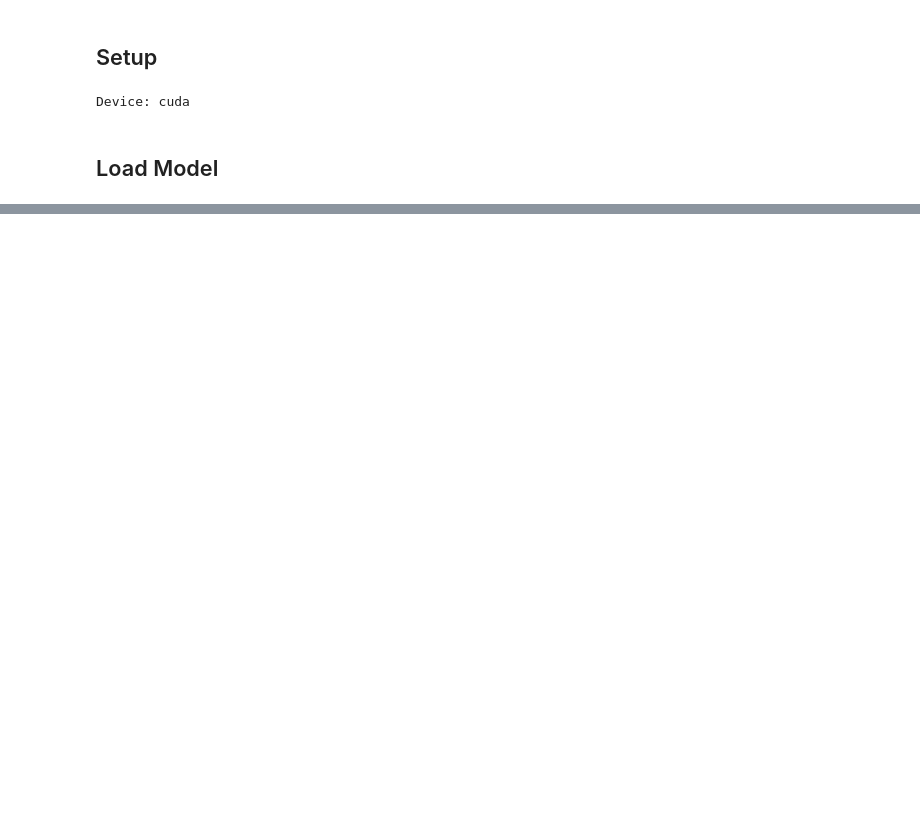
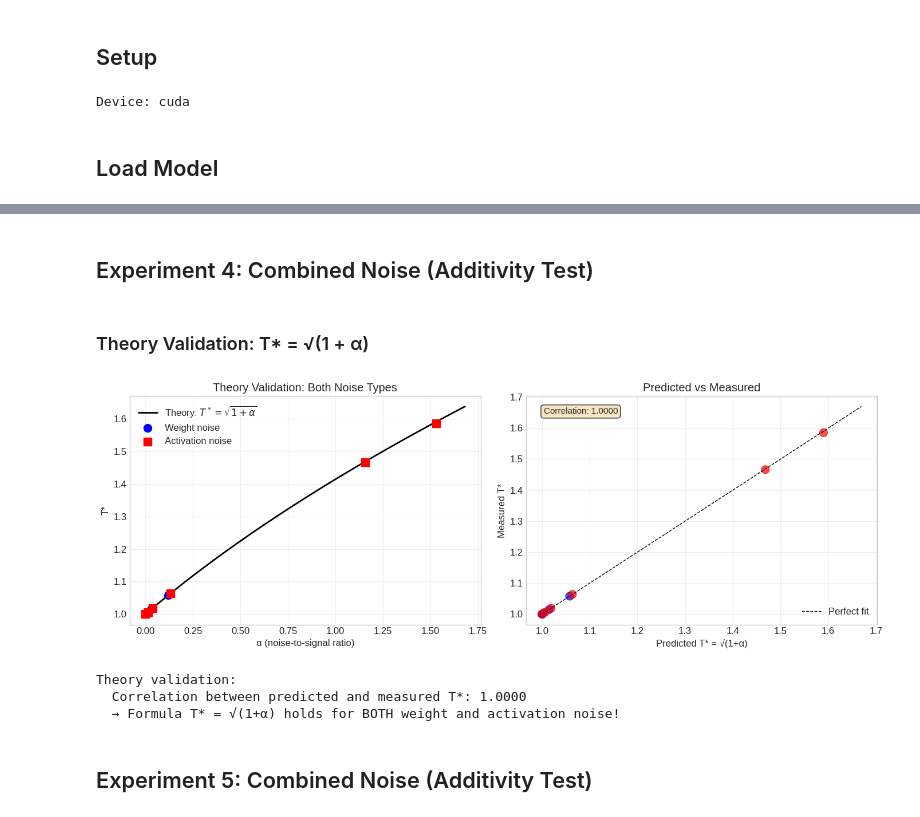
Before and after one commit to maralkh/sampling_temperature_calibration, a Jupyter notebook: temperature_calibration_weight_noise.ipynb, the cells around one changed output, grey strips where cells are left out. Drawn from its saved outputs; the diff is of its cells as text; code cells hidden in the pictures; blank space fills up the shorter version.

```diff
--- a/temperature_calibration_weight_noise.ipynb
+++ b/temperature_calibration_weight_noise.ipynb
@@ -170,7 +38,0 @@ How does weight noise translate to logit noise?
-# %%
-# Get clean baseline logits
-print("Computing clean baseline logits...")
-clean_logits = {}
-for prompt in TEST_PROMPTS:
-    clean_logits[prompt] = get_logits(model, tokenizer, prompt)
-print("Done!")
@@ -539,0 +183,4 @@ where $\beta$ is the empirical noise decay rate.
+# %%
+print("Computing clean baseline logits...")
+clean_logits = {prompt: get_logits(model, tokenizer, prompt) for prompt in TEST_PROMPTS}
+print("Done!")
@@ -539,0 +281,9 @@ where $\beta$ is the empirical noise decay rate.
+# %%
+# Calculate ratio at each noise level
+print("Activation/Weight α ratio at each noise scale:")
+print("-" * 40)
+
+for w, a in zip(weight_results, activation_results):
+    if w['noise_scale'] > 0:
+        ratio = a['alpha'] / (w['alpha'] + 1e-10)
+        print(f"Noise {w['noise_scale']:.3f}: Activation α is {ratio:.1f}x Weight α")
@@ -539,0 +298,57 @@ where $\beta$ is the empirical noise decay rate.
+# %% [markdown]
+## Experiment 4: Combined Noise (Additivity Test)
+# %% [markdown]
+### Theory Validation: T* = √(1 + α)
+# %%
+# Validate T* = sqrt(1 + α) for both noise types
+fig, axes = plt.subplots(1, 2, figsize=(14, 5))
+
+# Theory curve
+alpha_range = np.linspace(0, max(df_activation['alpha'].max(), df_weight['alpha'].max()) * 1.1, 100)
+theory_t = np.sqrt(1 + alpha_range)
+
+# Left: α vs T* with theory
+ax1 = axes[0]
+ax1.plot(alpha_range, theory_t, 'k-', linewidth=2, label='Theory: $T^* = \\sqrt{1+\\alpha}$')
+ax1.scatter(df_weight['alpha'], df_weight['t_star'], s=100, c='blue', marker='o', label='Weight noise', zorder=5)
+ax1.scatter(df_activation['alpha'], df_activation['t_star'], s=100, c='red', marker='s', label='Activation noise', zorder=5)
+ax1.set_xlabel('α (noise-to-signal ratio)')
+ax1.set_ylabel('T*')
+ax1.set_title('Theory Validation: Both Noise Types')
+ax1.legend()
+ax1.grid(True, alpha=0.3)
+
+# Right: Measured vs Predicted T*
+ax2 = axes[1]
+all_alpha = list(df_weight['alpha']) + list(df_activation['alpha'])
+all_t_measured = list(df_weight['t_star']) + list(df_activation['t_star'])
+all_t_predicted = [np.sqrt(1 + a) for a in all_alpha]
+colors = ['blue'] * len(df_weight) + ['red'] * len(df_activation)
+
+ax2.scatter(all_t_predicted, all_t_measured, c=colors, s=100, alpha=0.7)
+ax2.plot([1, max(all_t_predicted) * 1.05], [1, max(all_t_predicted) * 1.05], 'k--', linewidth=1, label='Perfect fit')
+ax2.set_xlabel('Predicted T* = √(1+α)')
+ax2.set_ylabel('Measured T*')
+ax2.set_title('Predicted vs Measured')
+
+# Correlation
+corr = np.corrcoef(all_t_predicted, all_t_measured)[0, 1]
+ax2.text(0.05, 0.95, f'Correlation: {corr:.4f}', transform=ax2.transAxes,
+         fontsize=11, va='top', bbox=dict(boxstyle='round', facecolor='wheat', alpha=0.8))
+ax2.legend()
+ax2.grid(True, alpha=0.3)
+
+plt.tight_layout()
+plt.savefig('theory_validation.png', dpi=150, bbox_inches='tight')
+plt.show()
+
+print(f"\nTheory validation:")
+print(f"  Correlation between predicted and measured T*: {corr:.4f}")
+print(f"  → Formula T* = √(1+α) holds for BOTH weight and activation noise!")
+# %% [output]
+[figure, added]
+Theory validation:
+  Correlation between predicted and measured T*: 1.0000
+  → Formula T* = √(1+α) holds for BOTH weight and activation noise!
+# %% [markdown]
+## Experiment 5: Combined Noise (Additivity Test)
```
Also changed, not shown: parts of 58 cells of this notebook.
